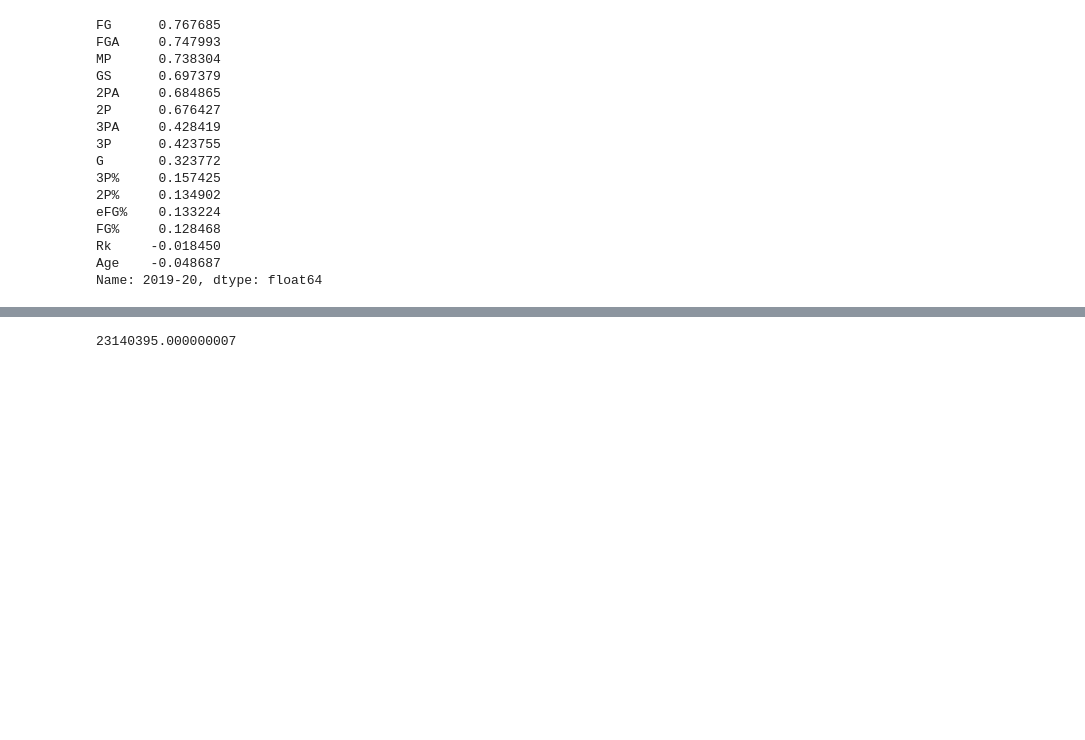
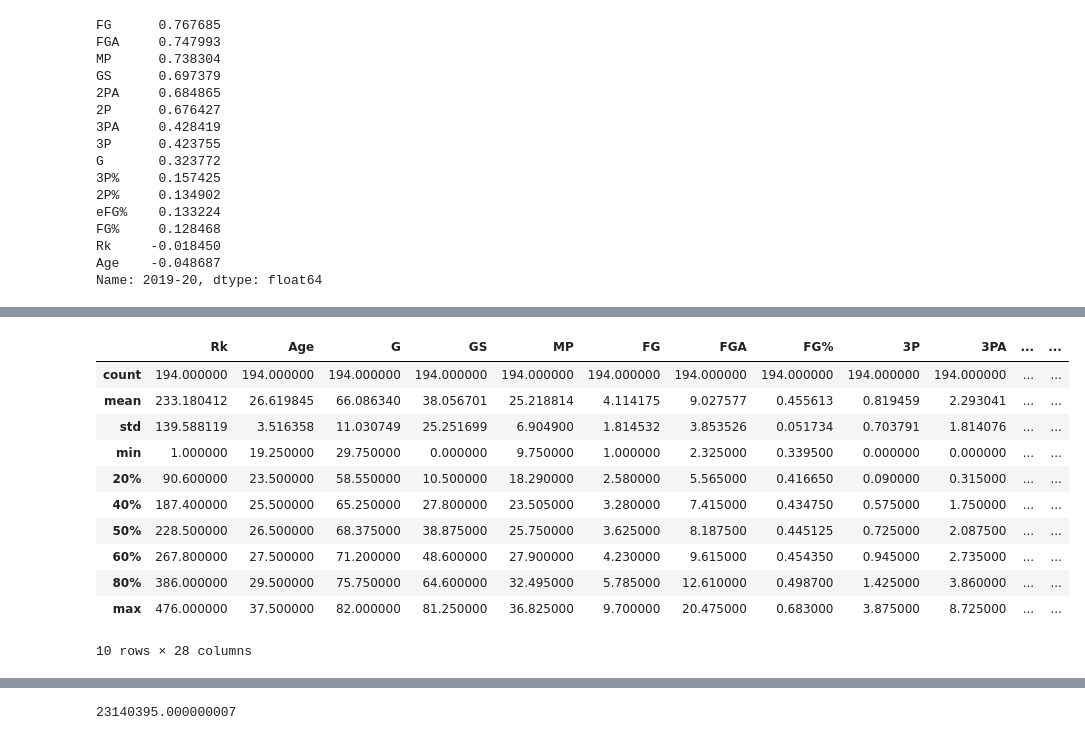
Before and after one commit to dkeyer/NBA_salary_predictor, a Jupyter notebook: Capstone_Classification.ipynb, the cells around one changed output, grey strips where cells are left out. Saved outputs shown, nothing was run; the diff lists cells and outputs as text; code cells hidden in the pictures; blank space fills up the shorter version.

```diff
--- a/Capstone_Classification.ipynb
+++ b/Capstone_Classification.ipynb
@@ -47,4 +47,8 @@ twenty_salary = pd.read_csv('./datasets/twenty_salary_cond.csv')
 twenty_stats_and_sal = pd.read_csv('./datasets/twenty_stats_and_sal.csv')
 sixteen_to_twenty_with_sal = pd.read_csv('./datasets/sixteen_to_twenty_with_sal.csv')
 seventeen_to_twenty_with_sal = pd.read_csv('./datasets/seventeen_to_twenty_with_sal.csv')
+eleven_to_fifteen_with_sal = pd.read_csv('./datasets/eleven_to_fifteen_with_sal.csv')
+twelve_to_sixteen_with_sal = pd.read_csv('./datasets/twelve_to_sixteen_with_sal.csv')
+thirteen_to_seventeen_with_sal = pd.read_csv('./datasets/thirteen_to_seventeen_with_sal.csv')
+fourteen_to_eighteen_with_sal = pd.read_csv('./datasets/fourteen_to_eighteen_with_sal.csv')
 # %%
@@ -82,0 +103,16 @@ u = sixteen_to_twenty_with_sal.describe(percentiles=[0.2,0.4,0.6,0.8])
+# %%
+u1 = thirteen_to_seventeen_with_sal.describe(percentiles=[0.2,0.4,0.6,0.8])
+u1
+# %% [output]
+|  | Rk | Age | G | GS | MP | FG | FGA | FG% | 3P | 3PA | ... | ... |
+| count | 194.000000 | 194.000000 | 194.000000 | 194.000000 | 194.000000 | 194.000000 | 194.000000 | 194.000000 | 194.000000 | 194.000000 | ... | ... |
+| mean | 233.180412 | 26.619845 | 66.086340 | 38.056701 | 25.218814 | 4.114175 | 9.027577 | 0.455613 | 0.819459 | 2.293041 | ... | ... |
+| std | 139.588119 | 3.516358 | 11.030749 | 25.251699 | 6.904900 | 1.814532 | 3.853526 | 0.051734 | 0.703791 | 1.814076 | ... | ... |
+| min | 1.000000 | 19.250000 | 29.750000 | 0.000000 | 9.750000 | 1.000000 | 2.325000 | 0.339500 | 0.000000 | 0.000000 | ... | ... |
+| 20% | 90.600000 | 23.500000 | 58.550000 | 10.500000 | 18.290000 | 2.580000 | 5.565000 | 0.416650 | 0.090000 | 0.315000 | ... | ... |
+| 40% | 187.400000 | 25.500000 | 65.250000 | 27.800000 | 23.505000 | 3.280000 | 7.415000 | 0.434750 | 0.575000 | 1.750000 | ... | ... |
+| 50% | 228.500000 | 26.500000 | 68.375000 | 38.875000 | 25.750000 | 3.625000 | 8.187500 | 0.445125 | 0.725000 | 2.087500 | ... | ... |
+| 60% | 267.800000 | 27.500000 | 71.200000 | 48.600000 | 27.900000 | 4.230000 | 9.615000 | 0.454350 | 0.945000 | 2.735000 | ... | ... |
+| 80% | 386.000000 | 29.500000 | 75.750000 | 64.600000 | 32.495000 | 5.785000 | 12.610000 | 0.498700 | 1.425000 | 3.860000 | ... | ... |
+| max | 476.000000 | 37.500000 | 82.000000 | 81.250000 | 36.825000 | 9.700000 | 20.475000 | 0.683000 | 3.875000 | 8.725000 | ... | ... |
+10 rows × 28 columns
```
Also changed, not shown: parts of 72 cells of this notebook.
